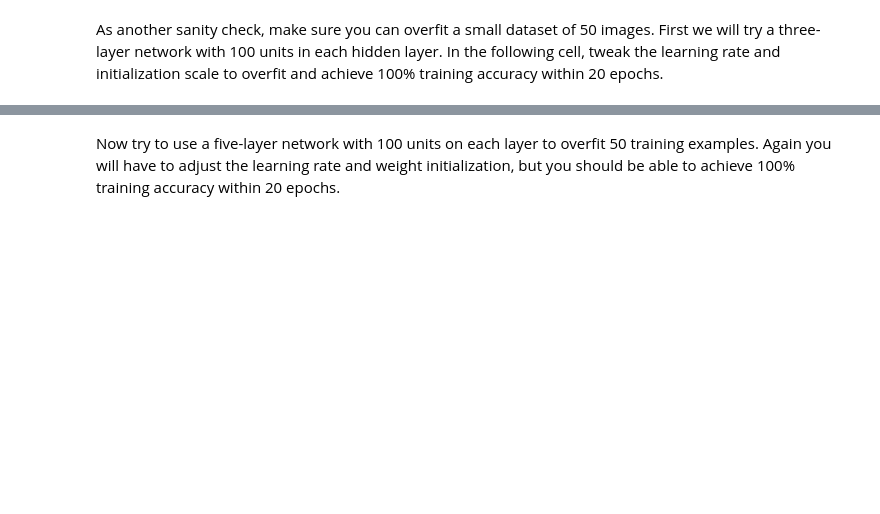
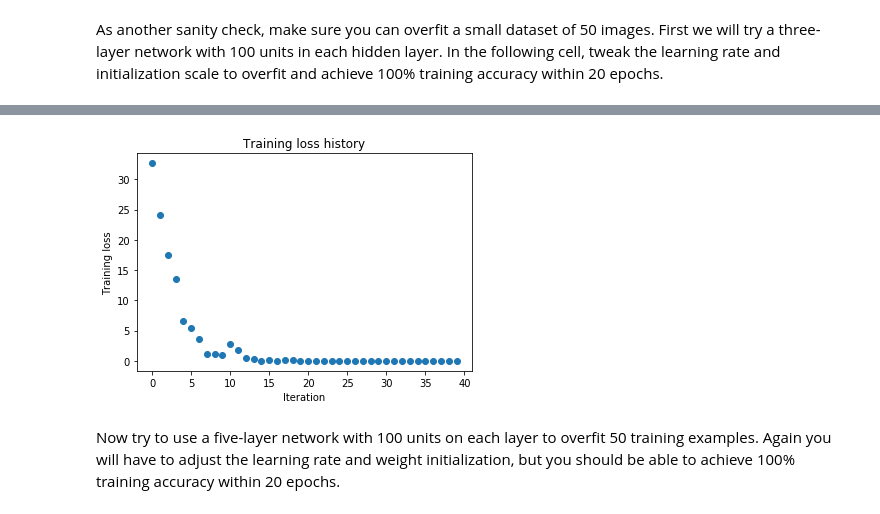
Before and after one commit to nguyenhaitrieu10/cs231n, a Jupyter notebook: spring1718_assignment2_v2/FullyConnectedNets.ipynb, the cells around one changed output, grey strips where cells are left out. Drawn from its saved outputs; the diff is of its cells as text; code cells hidden in the pictures; blank space fills up the shorter version.

```diff
--- a/spring1718_assignment2_v2/FullyConnectedNets.ipynb
+++ b/spring1718_assignment2_v2/FullyConnectedNets.ipynb
@@ -399,8 +445,8 @@ small_data = {
   'y_val': data['y_val'],
 }
 
-weight_scale = 1e-2
-learning_rate = 1e-4
+weight_scale = 5e-2
+learning_rate = 1e-3
 model = FullyConnectedNet([100, 100],
               weight_scale=weight_scale, dtype=np.float64)
 solver = Solver(model, small_data,
@@ -417,3 +463,4 @@ plt.title('Training loss history')
 plt.xlabel('Iteration')
 plt.ylabel('Training loss')
 plt.show()
+# %% [output]
@@ -420,3 +484,4 @@ plt.show()
+[figure, added]
 # %% [markdown]
 Now try to use a five-layer network with 100 units on each layer to overfit 50 training examples. Again you will have to adjust the learning rate and weight initialization, but you should be able to achieve 100% training accuracy within 20 epochs.
 # %%
```
Also changed, not shown: parts of 7 cells of this notebook, 3 other files.
